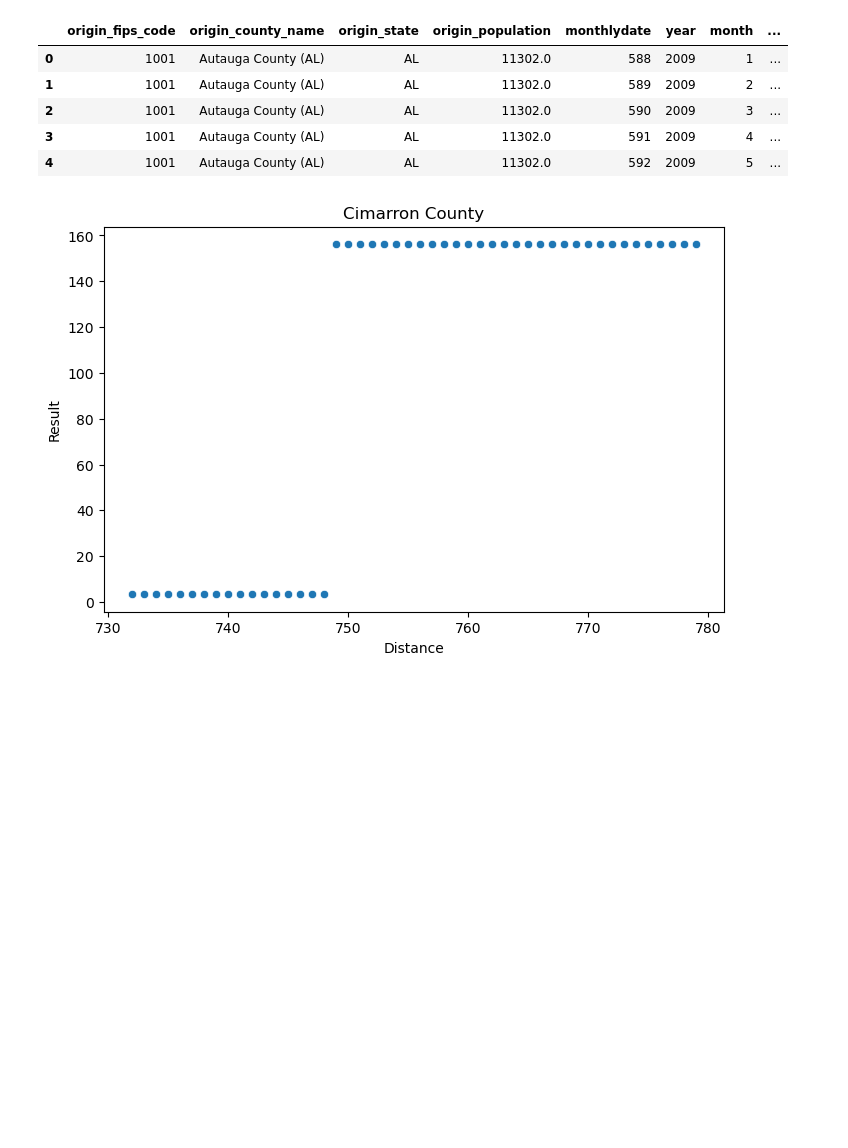
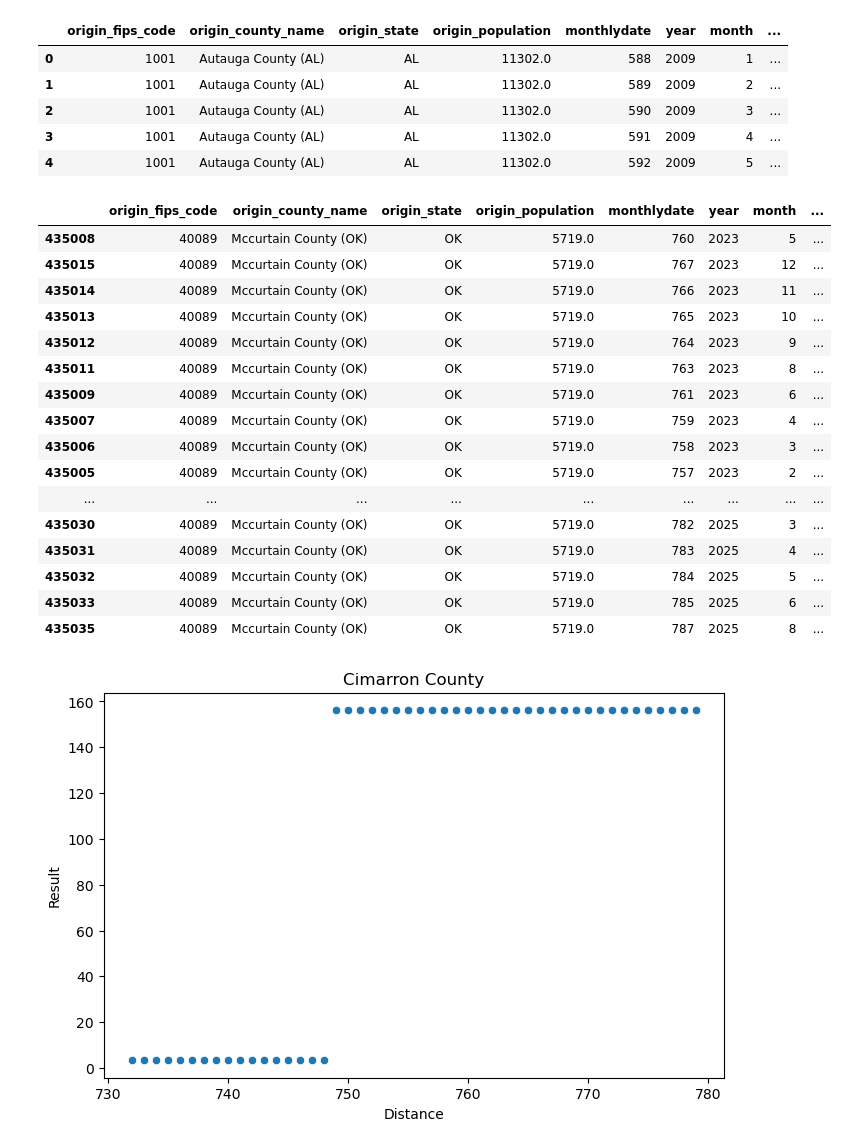
Before and after one commit to ravram193/oklahoma_gendered_mortality, a Jupyter notebook: code/02_eda_sanya.ipynb, the cells around one changed output. Cells and saved outputs as stored; diff of their text form; code cells hidden in the pictures; blank space fills up the shorter version.

```diff
--- a/code/02_eda_sanya.ipynb
+++ b/code/02_eda_sanya.ipynb
@@ -97,3 +72,27 @@ cim.sort_values('year')
+# %%
+mc = df[df['origin_state'] == 'OK']
+mc =mc[mc['origin_county_name'] == 'Mccurtain County (OK)']
+# %%
+mc = mc.sort_values(by='year')
+mc[mc['year'] > 2022]
+# %% [output]
+|  | origin_fips_code | origin_county_name | origin_state | origin_population | monthlydate | year | month | ... |
+| 435008 | 40089 | Mccurtain County (OK) | OK | 5719.0 | 760 | 2023 | 5 | ... |
+| 435015 | 40089 | Mccurtain County (OK) | OK | 5719.0 | 767 | 2023 | 12 | ... |
+| 435014 | 40089 | Mccurtain County (OK) | OK | 5719.0 | 766 | 2023 | 11 | ... |
+| 435013 | 40089 | Mccurtain County (OK) | OK | 5719.0 | 765 | 2023 | 10 | ... |
+| 435012 | 40089 | Mccurtain County (OK) | OK | 5719.0 | 764 | 2023 | 9 | ... |
+| 435011 | 40089 | Mccurtain County (OK) | OK | 5719.0 | 763 | 2023 | 8 | ... |
+| 435009 | 40089 | Mccurtain County (OK) | OK | 5719.0 | 761 | 2023 | 6 | ... |
+| 435007 | 40089 | Mccurtain County (OK) | OK | 5719.0 | 759 | 2023 | 4 | ... |
+| 435006 | 40089 | Mccurtain County (OK) | OK | 5719.0 | 758 | 2023 | 3 | ... |
+| 435005 | 40089 | Mccurtain County (OK) | OK | 5719.0 | 757 | 2023 | 2 | ... |
+| ... | ... | ... | ... | ... | ... | ... | ... | ... |
+| 435030 | 40089 | Mccurtain County (OK) | OK | 5719.0 | 782 | 2025 | 3 | ... |
+| 435031 | 40089 | Mccurtain County (OK) | OK | 5719.0 | 783 | 2025 | 4 | ... |
+| 435032 | 40089 | Mccurtain County (OK) | OK | 5719.0 | 784 | 2025 | 5 | ... |
+| 435033 | 40089 | Mccurtain County (OK) | OK | 5719.0 | 785 | 2025 | 6 | ... |
+| 435035 | 40089 | Mccurtain County (OK) | OK | 5719.0 | 787 | 2025 | 8 | ... |
 # %%
 #graph as mongtly date goes up does distance
 #maybe do averages on
```
Also changed, not shown: parts of 21 cells of this notebook, 1 other file.
